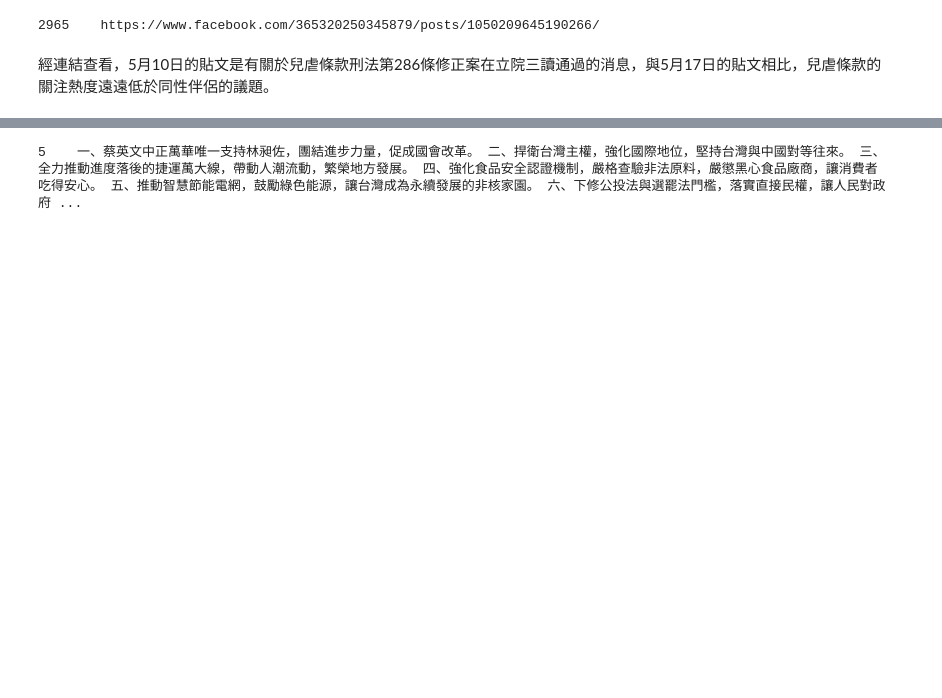
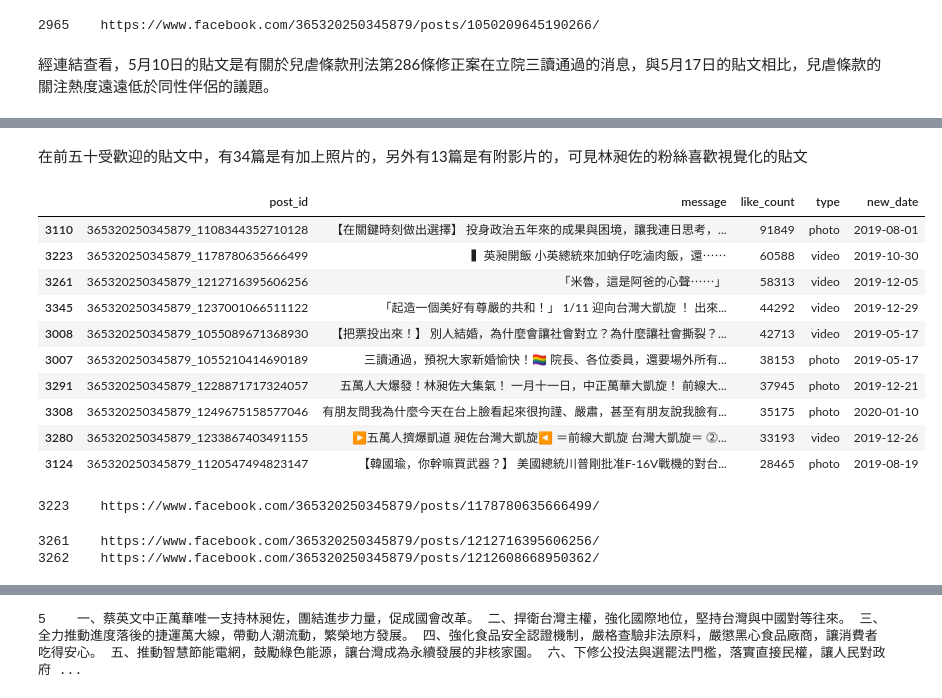
Before and after one commit to joyce199797/109-2_POLITICS_AND_INFORMATION, a Jupyter notebook: 20210322_陳靖婷_林昶佐臉書分析資料.ipynb, the cells around one changed output, grey strips where cells are left out. Saved outputs shown, nothing was run; the diff lists cells and outputs as text; code cells hidden in the pictures; blank space fills up the shorter version.

```diff
--- a/20210322_陳靖婷_林昶佐臉書分析資料.ipynb
+++ b/20210322_陳靖婷_林昶佐臉書分析資料.ipynb
@@ -2,6 +2,10 @@
 輸入立委臉書粉專內容及選舉政見資料
 # %%
 import pandas as pd
+import matplotlib.pyplot as plt
+import re
+pd.set_option('display.max_colwidth', None)#setting the maximize string show
+
 fb = pd.read_csv('nysu_10902_2019立委_research.csv')
 politics = pd.read_csv('9th_legislator_promise.csv')
 # %% [markdown]
@@ -404,0 +452,30 @@ print(showlink)
+# %% [markdown]
+在前五十受歡迎的貼文中，有34篇是有加上照片的，另外有13篇是有附影片的，可見林昶佐的粉絲喜歡視覺化的貼文
+# %%
+like_top10 = freddy.sort_values('like_count',ascending=False).head(10)
+like_top10 = like_top10[['post_id','message','like_count','type','new_date']]
+like_top10 = like_top10.replace(r'\n',' ',regex=True) # message text preprocessing
+like_top10#前十個按讚數最高的貼文
+# %% [output]
+|  | post_id | message | like_count | type | new_date |
+| 3110 | 365320250345879_1108344352710128 | 【在關鍵時刻做出選擇】 投身政治五年來的成果與困境，讓我連日思考，... | 91849 | photo | 2019-08-01 |
+| 3223 | 365320250345879_1178780635666499 | ▍英昶開飯 小英總統來加蚋仔吃滷肉飯，還⋯⋯ | 60588 | video | 2019-10-30 |
+| 3261 | 365320250345879_1212716395606256 | 「米魯，這是阿爸的心聲⋯⋯」 | 58313 | video | 2019-12-05 |
+| 3345 | 365320250345879_1237001066511122 | 「起造一個美好有尊嚴的共和！」 1/11 迎向台灣大凱旋 ！ 出來... | 44292 | video | 2019-12-29 |
+| 3008 | 365320250345879_1055089671368930 | 【把票投出來！】 別人結婚，為什麼會讓社會對立？為什麼讓社會撕裂？... | 42713 | video | 2019-05-17 |
+| 3007 | 365320250345879_1055210414690189 | 三讀通過，預祝大家新婚愉快！🏳️‍🌈 院長、各位委員，還要場外所有... | 38153 | photo | 2019-05-17 |
+| 3291 | 365320250345879_1228871717324057 | 五萬人大爆發！林昶佐大集氣！ 一月十一日，中正萬華大凱旋！ 前線大... | 37945 | photo | 2019-12-21 |
+| 3308 | 365320250345879_1249675158577046 | 有朋友問我為什麼今天在台上臉看起來很拘謹、嚴肅，甚至有朋友說我臉有... | 35175 | photo | 2020-01-10 |
+| 3280 | 365320250345879_1233867403491155 | ▶五萬人擠爆凱道 昶佐台灣大凱旋◀ ＝前線大凱旋 台灣大凱旋＝ ⓶... | 33193 | video | 2019-12-26 |
+| 3124 | 365320250345879_1120547494823147 | 【韓國瑜，你幹嘛買武器？】 美國總統川普剛批准F-16V戰機的對台... | 28465 | photo | 2019-08-19 |
+# %%
+showlink= freddy[freddy.new_date == "2019-10-30"].permalink.to_string()
+print(showlink)#讚數第二高貼文連結
+# %% [output]
+3223    https://www.facebook.com/365320250345879/posts/1178780635666499/
+# %%
+showlink= freddy[freddy.new_date == "2019-12-05"].permalink.to_string()
+print(showlink)#按讚數第三高貼文連結-3261
+# %% [output]
+3261    https://www.facebook.com/365320250345879/posts/1212716395606256/
+3262    https://www.facebook.com/365320250345879/posts/1212608668950362/
```
Also changed, not shown: parts of 26 cells of this notebook.
